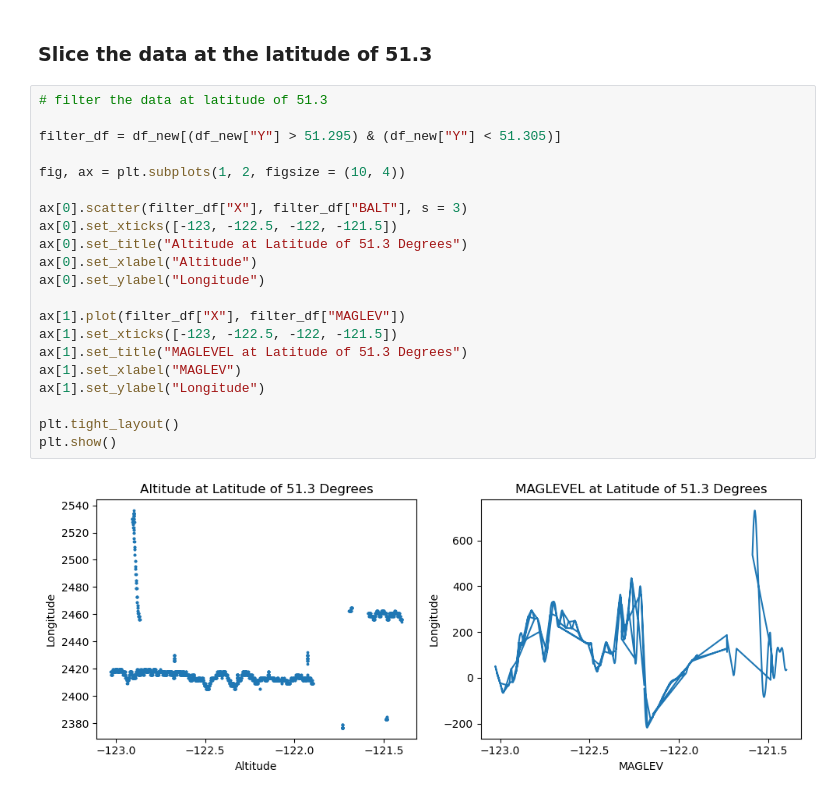
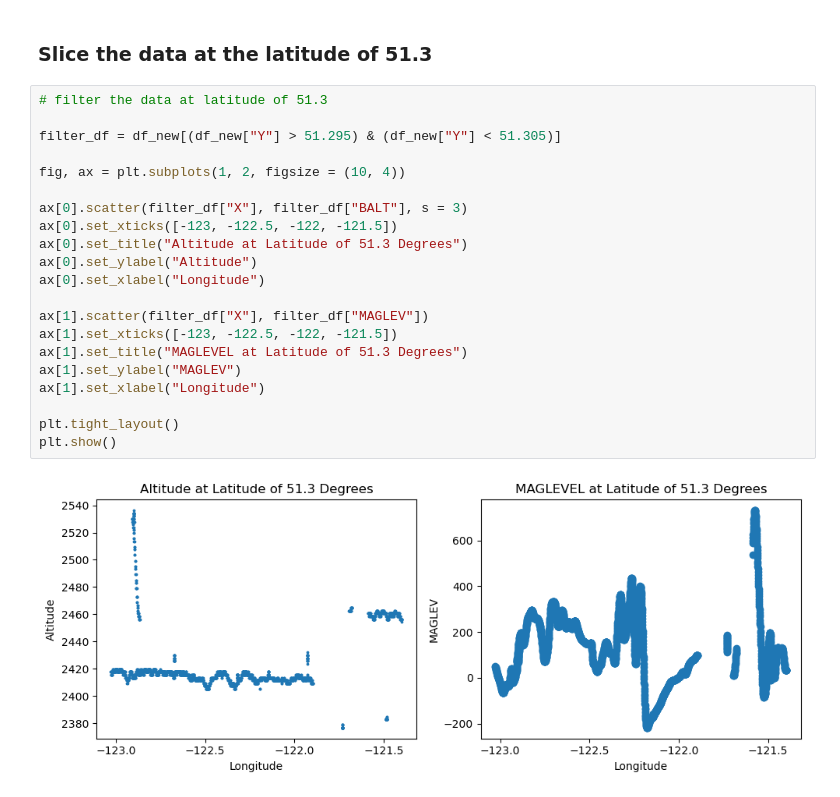
Before and after one commit to mebo4/EOSC454_project, a Jupyter notebook: project.ipynb, the cells around one changed output. Cells and saved outputs as stored; diff of their text form.

```diff
--- a/project.ipynb
+++ b/project.ipynb
@@ -131,26 +146,26 @@ plt.show()
 # %%
 # filter the data at latitude of 51.3
 
 filter_df = df_new[(df_new["Y"] > 51.295) & (df_new["Y"] < 51.305)]
 
 fig, ax = plt.subplots(1, 2, figsize = (10, 4))
 
 ax[0].scatter(filter_df["X"], filter_df["BALT"], s = 3)
 ax[0].set_xticks([-123, -122.5, -122, -121.5])
 ax[0].set_title("Altitude at Latitude of 51.3 Degrees")
-ax[0].set_xlabel("Altitude")
-ax[0].set_ylabel("Longitude")
+ax[0].set_ylabel("Altitude")
+ax[0].set_xlabel("Longitude")
 
-ax[1].plot(filter_df["X"], filter_df["MAGLEV"])
+ax[1].scatter(filter_df["X"], filter_df["MAGLEV"])
 ax[1].set_xticks([-123, -122.5, -122, -121.5])
 ax[1].set_title("MAGLEVEL at Latitude of 51.3 Degrees")
-ax[1].set_xlabel("MAGLEV")
-ax[1].set_ylabel("Longitude")
+ax[1].set_ylabel("MAGLEV")
+ax[1].set_xlabel("Longitude")
 
 plt.tight_layout()
 plt.show()
 # %% [output]
-[figure, old version]
+[figure, new version]
 # %%
 maximum_anomaly = np.max(np.abs(filter_df["MAGLEV"]))
 
```
Also changed, not shown: parts of 8 cells of this notebook.
